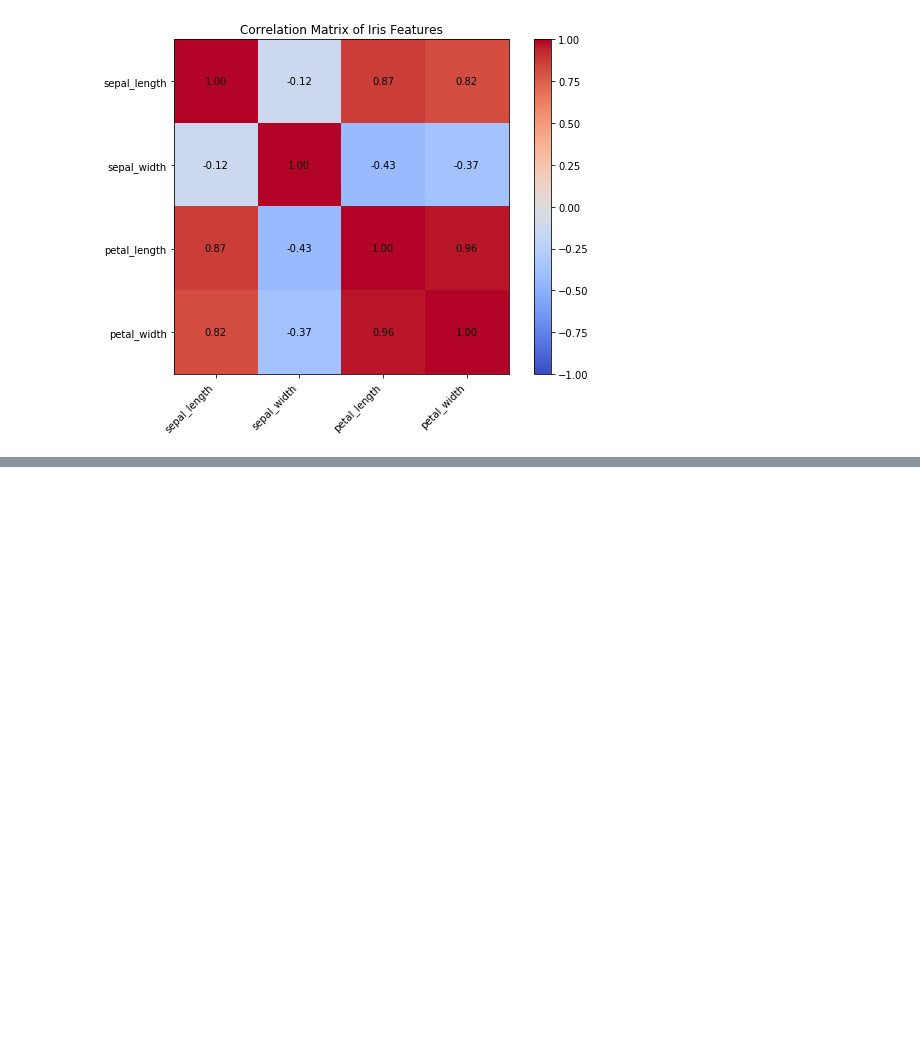
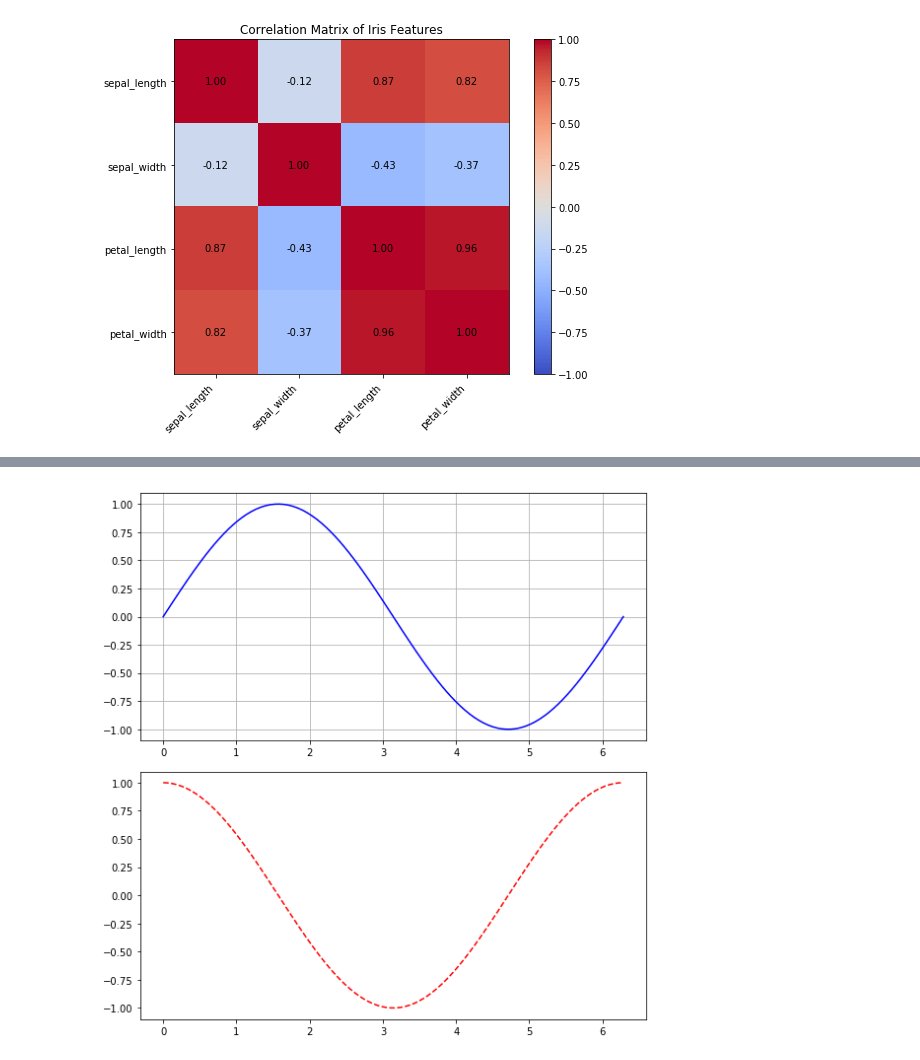
Before and after one commit to kangspa/ADP-study, a Jupyter notebook: PracticeTest/practice.ipynb, the cells around one changed output, grey strips where cells are left out. Cells and saved outputs as stored; diff of their text form; code cells hidden in the pictures; blank space fills up the shorter version.

```diff
--- a/PracticeTest/practice.ipynb
+++ b/PracticeTest/practice.ipynb
@@ -99,0 +136,17 @@ warnings.filterwarnings('ignore')
+# %%
+# 3행 1열로 그리기 (아래로 3개 나열)
+plt.figure(figsize = (8,8))            # 각각의 그래프 크기 지정
+
+# 첫번째 그래프
+plt.subplot(2,1,1)
+plt.plot(x, y1, label='Sine', color='blue')
+plt.grid()
+
+# 두번째 그래프
+plt.subplot(2,1,2)
+plt.plot(x, y2, label='Cosine', color='red', linestyle='--')
+
+plt.tight_layout()                     # 그래프간 간격을 적절히 맞추기
+plt.show()
+# %% [output]
+[figure, added]
```
Also changed, not shown: parts of 22 cells of this notebook, 3 other files.
